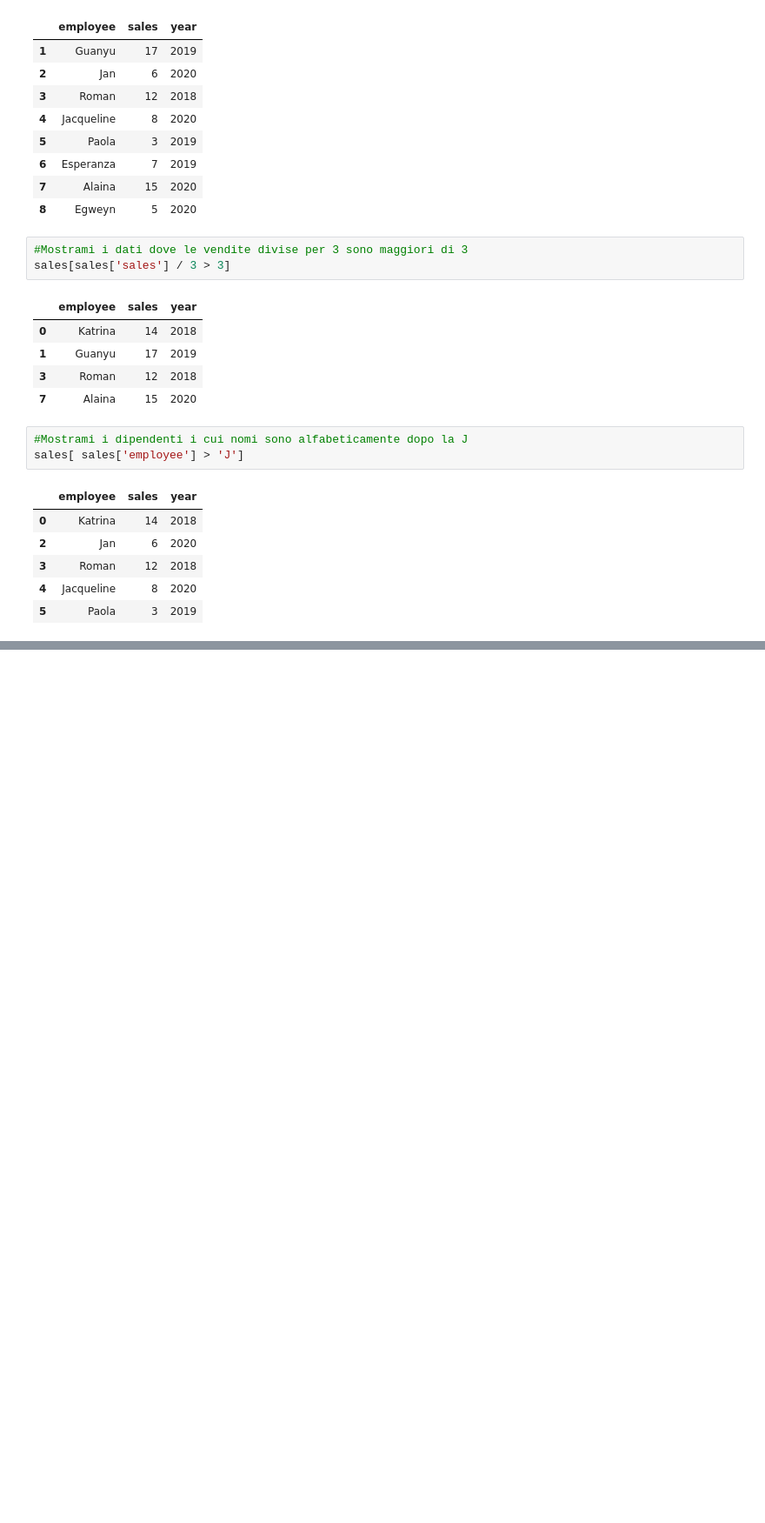
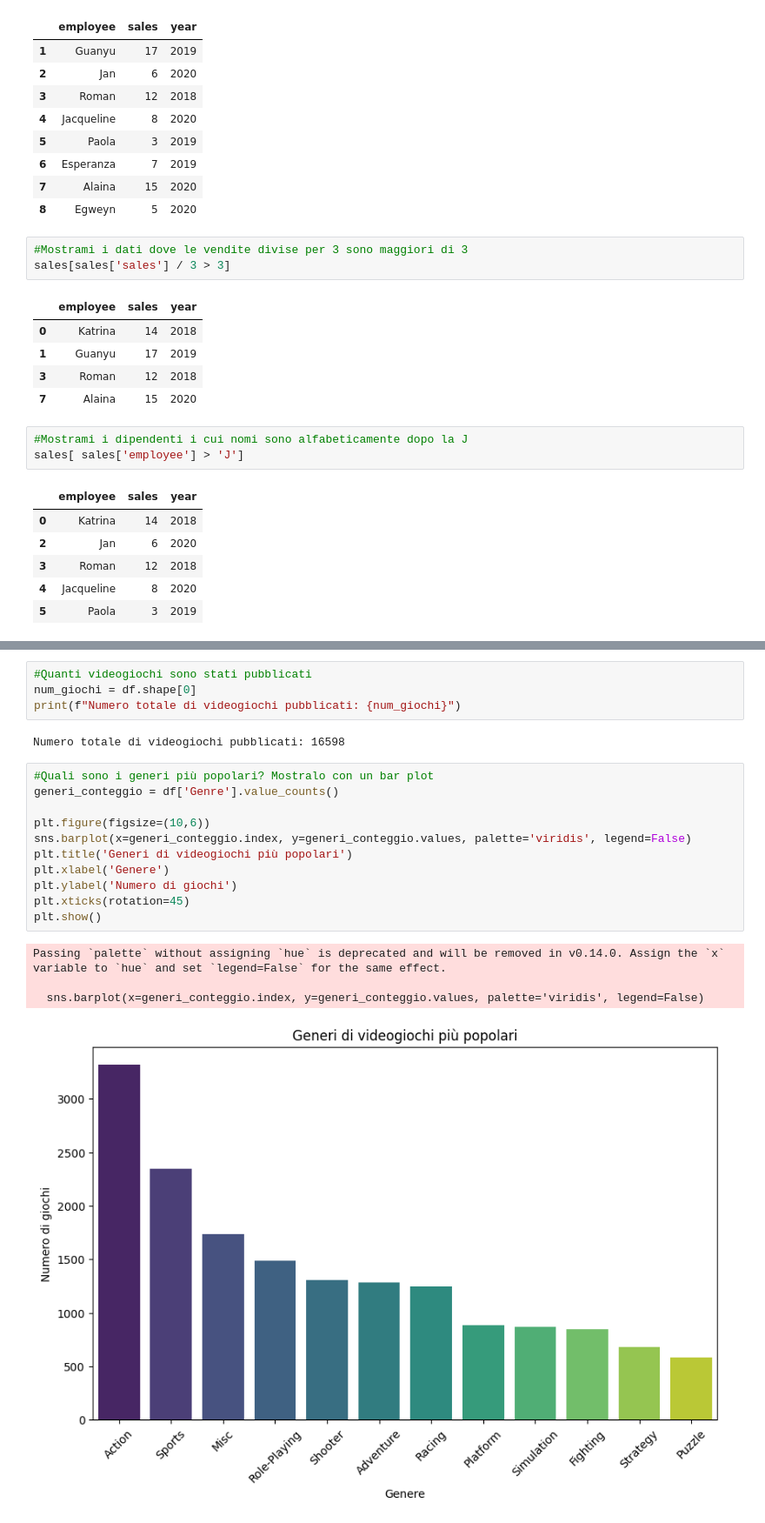
Before and after one commit to lisacontardo/Lab_2, a Jupyter notebook: 5_Esercizi_lez_5.ipynb, the cells around one changed output, grey strips where cells are left out. Shown at 87% size. Cells and saved outputs as stored; diff of their text form; blank space fills up the shorter version.

```diff
--- a/5_Esercizi_lez_5.ipynb
+++ b/5_Esercizi_lez_5.ipynb
@@ -128,3 +128,25 @@ df.head()
 | 2 | 3 | Mario Kart Wii | Wii | 2008.0 | Racing | Nintendo | 15.85 | 12.88 | 3.79 | 3.31 | ... |
 | 3 | 4 | Wii Sports Resort | Wii | 2009.0 | Sports | Nintendo | 15.75 | 11.01 | 3.28 | 2.96 | ... |
 | 4 | 5 | Pokemon Red/Pokemon Blue | GB | 1996.0 | Role-Playing | Nintendo | 11.27 | 8.89 | 10.22 | 1.00 | ... |
+# %%
+#Quanti videogiochi sono stati pubblicati
+num_giochi = df.shape[0]
+print(f"Numero totale di videogiochi pubblicati: {num_giochi}")
+# %% [output]
+Numero totale di videogiochi pubblicati: 16598
+# %%
+#Quali sono i generi più popolari? Mostralo con un bar plot
+generi_conteggio = df['Genre'].value_counts()
+
+plt.figure(figsize=(10,6))
+sns.barplot(x=generi_conteggio.index, y=generi_conteggio.values, palette='viridis', legend=False)
+plt.title('Generi di videogiochi più popolari')
+plt.xlabel('Genere')
+plt.ylabel('Numero di giochi')
+plt.xticks(rotation=45)
+plt.show()
+# %% [output]
+Passing `palette` without assigning `hue` is deprecated and will be removed in v0.14.0. Assign the `x` variable to `hue` and set `legend=False` for the same effect.
+
+  sns.barplot(x=generi_conteggio.index, y=generi_conteggio.values, palette='viridis', legend=False)
+[figure, added]
```
Also changed, not shown: parts of 2 cells of this notebook.
